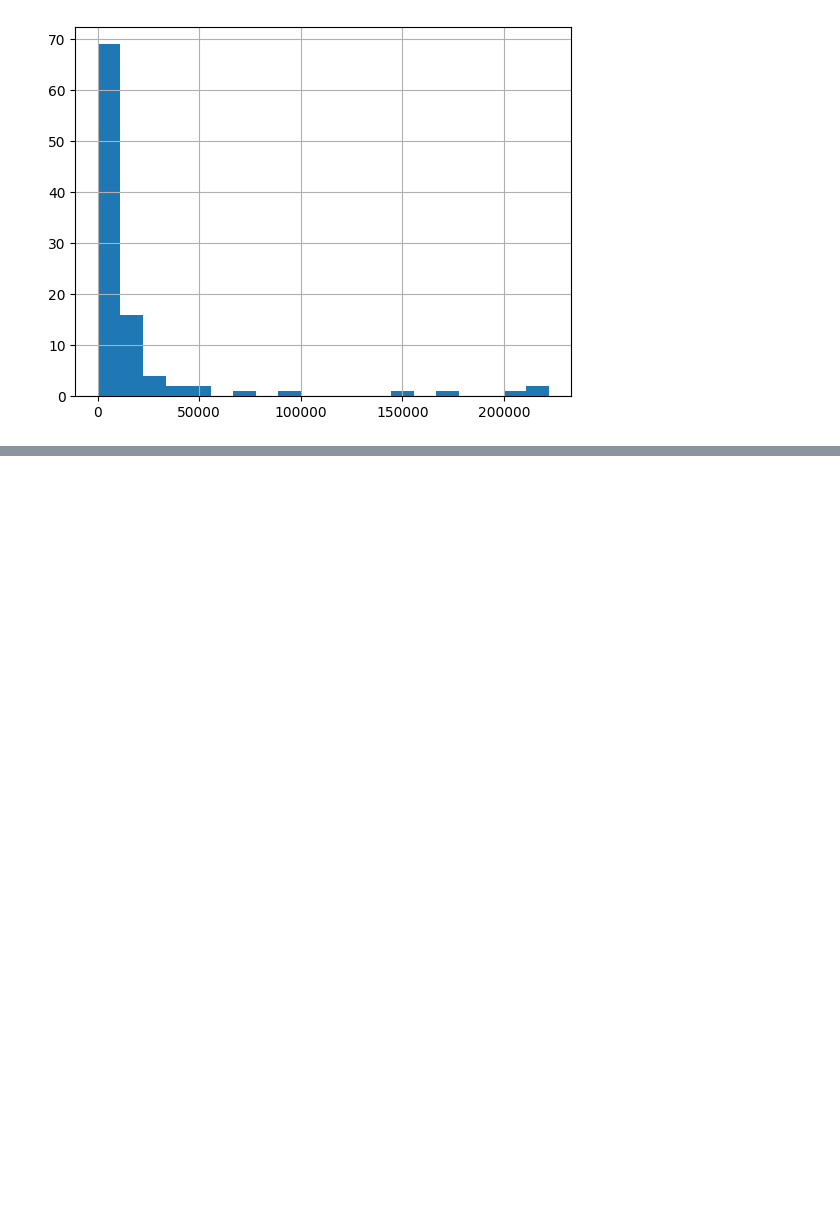
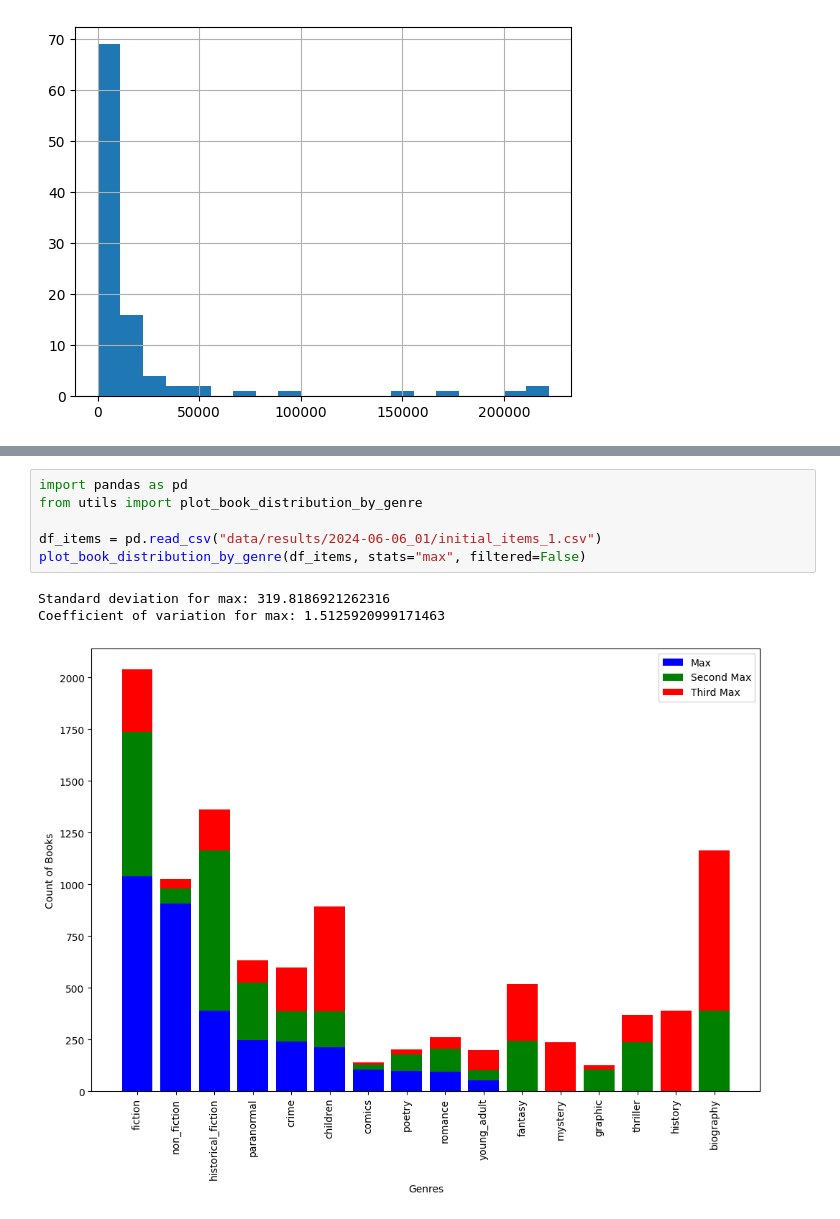
Before and after one commit to jamonbri/master_thesis, a Jupyter notebook: project/playground.ipynb, the cells around one changed output, grey strips where cells are left out. Cells and saved outputs as stored; diff of their text form; blank space fills up the shorter version.

```diff
--- a/project/playground.ipynb
+++ b/project/playground.ipynb
@@ -185,0 +227,10 @@ df["book_length"].hist(bins=20)
+# %%
+import pandas as pd
+from utils import plot_book_distribution_by_genre
+
+df_items = pd.read_csv("data/results/2024-06-06_01/initial_items_1.csv")
+plot_book_distribution_by_genre(df_items, stats="max", filtered=False)
+# %% [output]
+Standard deviation for max: 319.8186921262316
+Coefficient of variation for max: 1.5125920999171463
+[figure, added]
```
Also changed, not shown: parts of 27 cells of this notebook, 6 other files.
